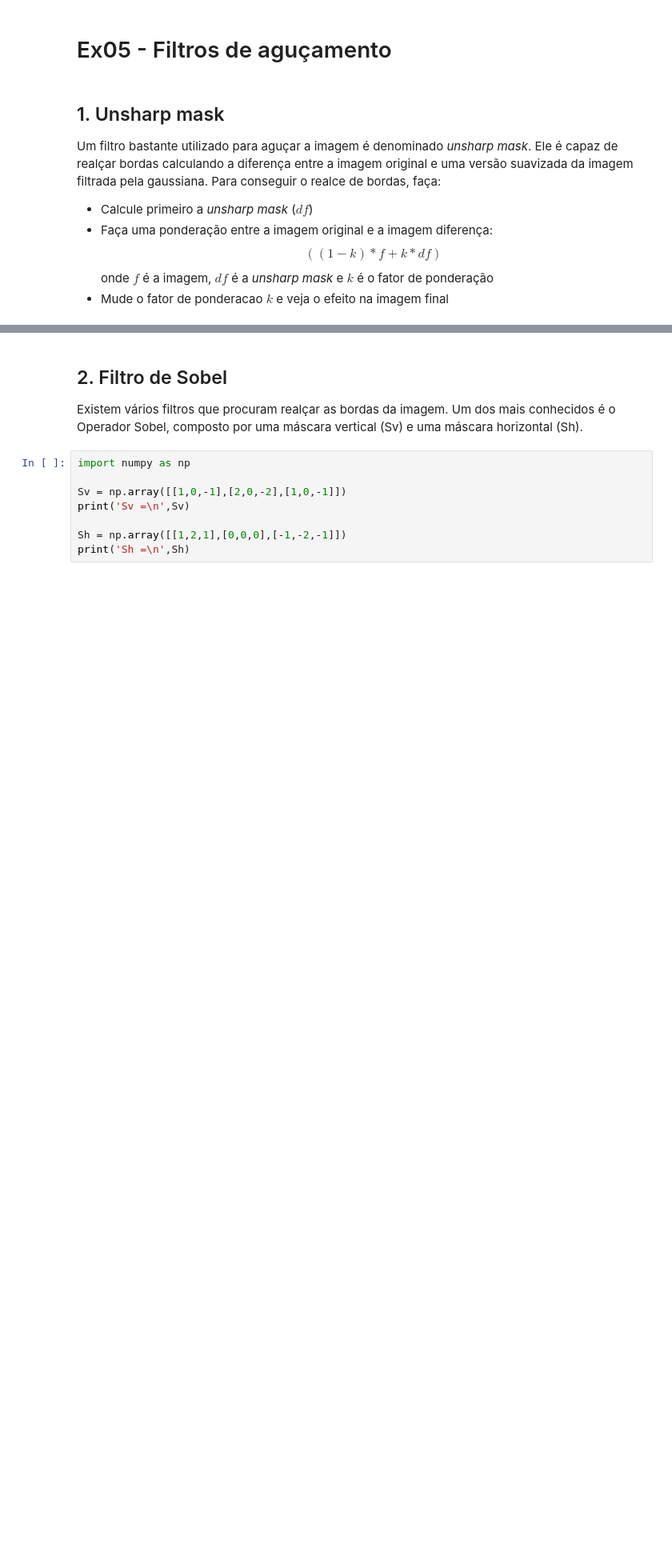
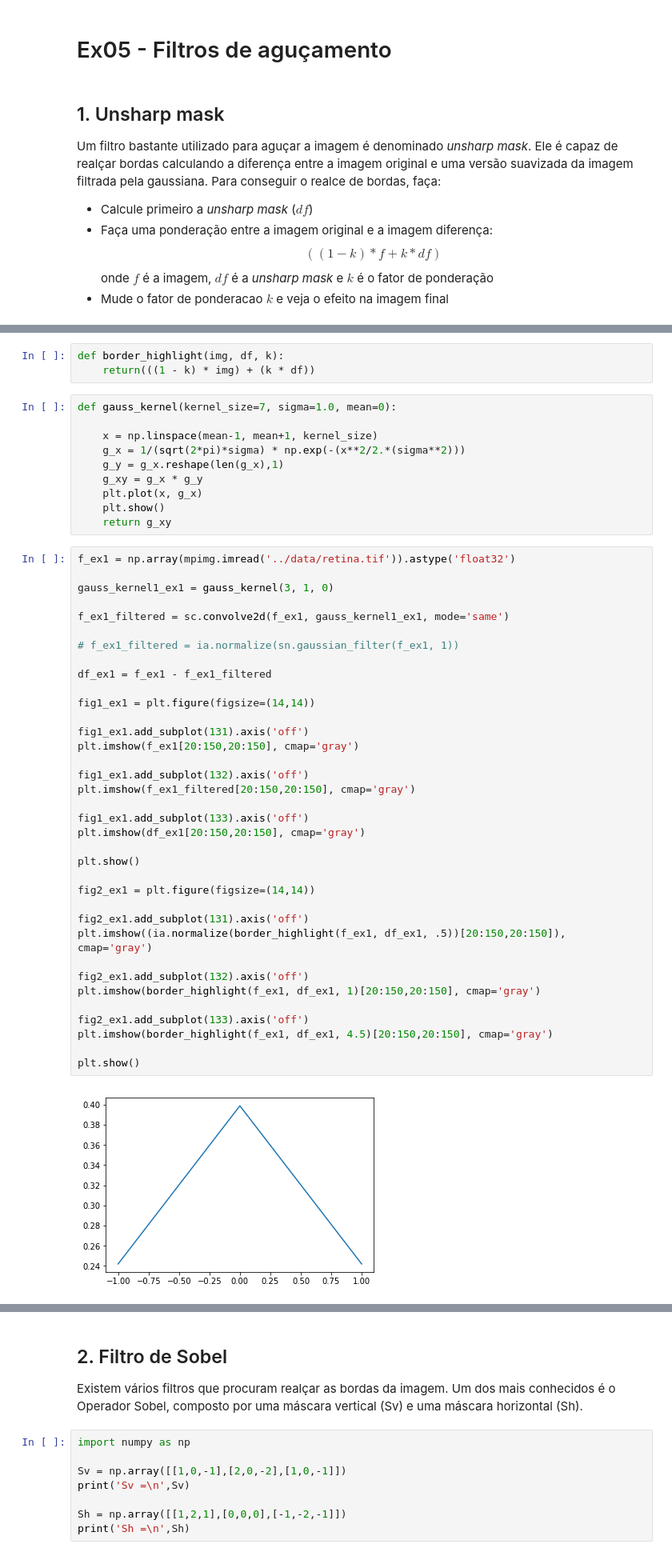
Before and after one commit to ferseiti/ia898, a Jupyter notebook: 2S2018/IA898A_Ex05_FernandoFurusato.ipynb, the cells around one changed output, grey strips where cells are left out. Shown at 80% size. Drawn from its saved outputs; the diff is of its cells as text; blank space fills up the shorter version.

```diff
--- a/2S2018/IA898A_Ex05_FernandoFurusato.ipynb
+++ b/2S2018/IA898A_Ex05_FernandoFurusato.ipynb
@@ -11,0 +80,51 @@ $$((1-k)*f + k*df)$$ onde $f$ é a imagem, $df$ é a *unsharp mask* e $k$ é o f
+# %%
+def border_highlight(img, df, k):
+    return(((1 - k) * img) + (k * df))
+# %%
+def gauss_kernel(kernel_size=7, sigma=1.0, mean=0):
+
+    x = np.linspace(mean-1, mean+1, kernel_size)
+    g_x = 1/(sqrt(2*pi)*sigma) * np.exp(-(x**2/2.*(sigma**2)))
+    g_y = g_x.reshape(len(g_x),1)
+    g_xy = g_x * g_y
+    plt.plot(x, g_x)
+    plt.show()
+    return g_xy
+# %%
+f_ex1 = np.array(mpimg.imread('../data/retina.tif')).astype('float32')
+
+gauss_kernel1_ex1 = gauss_kernel(3, 1, 0)
+
+f_ex1_filtered = sc.convolve2d(f_ex1, gauss_kernel1_ex1, mode='same')
+
+# f_ex1_filtered = ia.normalize(sn.gaussian_filter(f_ex1, 1))
+
+df_ex1 = f_ex1 - f_ex1_filtered
+
+fig1_ex1 = plt.figure(figsize=(14,14))
+
+fig1_ex1.add_subplot(131).axis('off')
+plt.imshow(f_ex1[20:150,20:150], cmap='gray')
+
+fig1_ex1.add_subplot(132).axis('off')
+plt.imshow(f_ex1_filtered[20:150,20:150], cmap='gray')
+
+fig1_ex1.add_subplot(133).axis('off')
+plt.imshow(df_ex1[20:150,20:150], cmap='gray')
+
+plt.show()
+
+fig2_ex1 = plt.figure(figsize=(14,14))
+
+fig2_ex1.add_subplot(131).axis('off')
+plt.imshow((ia.normalize(border_highlight(f_ex1, df_ex1, .5))[20:150,20:150]), cmap='gray')
+
+fig2_ex1.add_subplot(132).axis('off')
+plt.imshow(border_highlight(f_ex1, df_ex1, 1)[20:150,20:150], cmap='gray')
+
+fig2_ex1.add_subplot(133).axis('off')
+plt.imshow(border_highlight(f_ex1, df_ex1, 4.5)[20:150,20:150], cmap='gray')
+
+plt.show()
+# %% [output]
+[figure, added]
```
Also changed, not shown: parts of 8 cells of this notebook.
